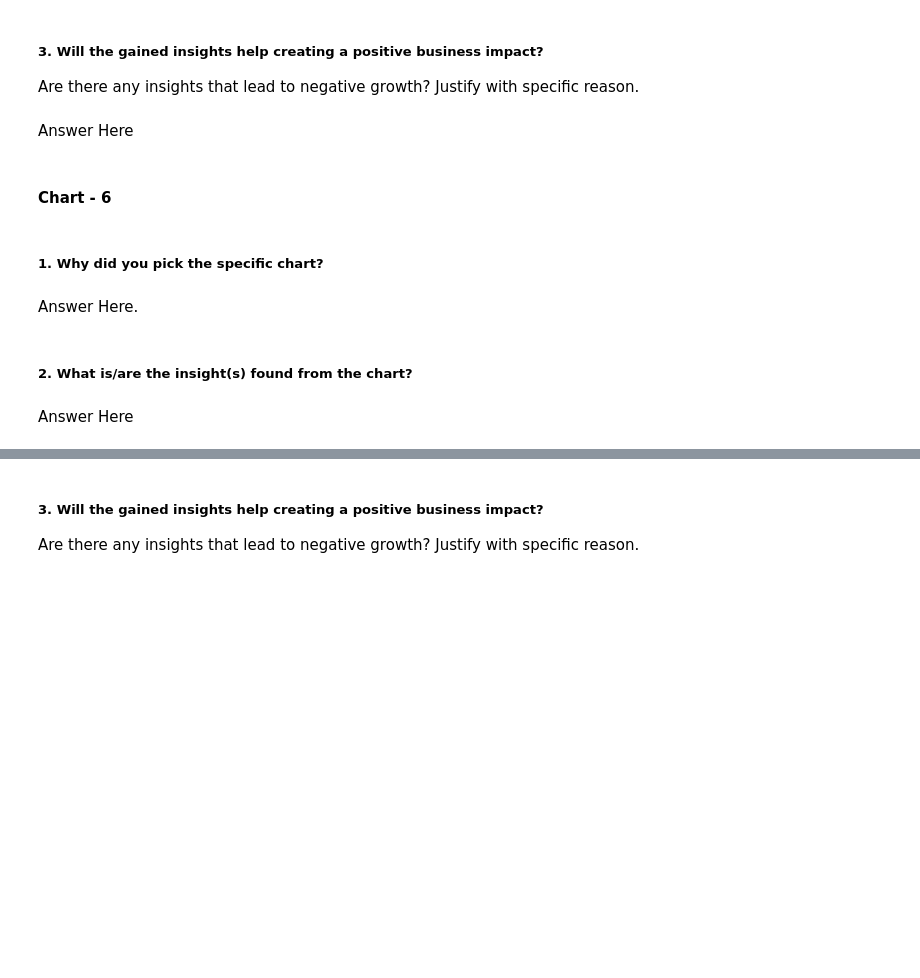
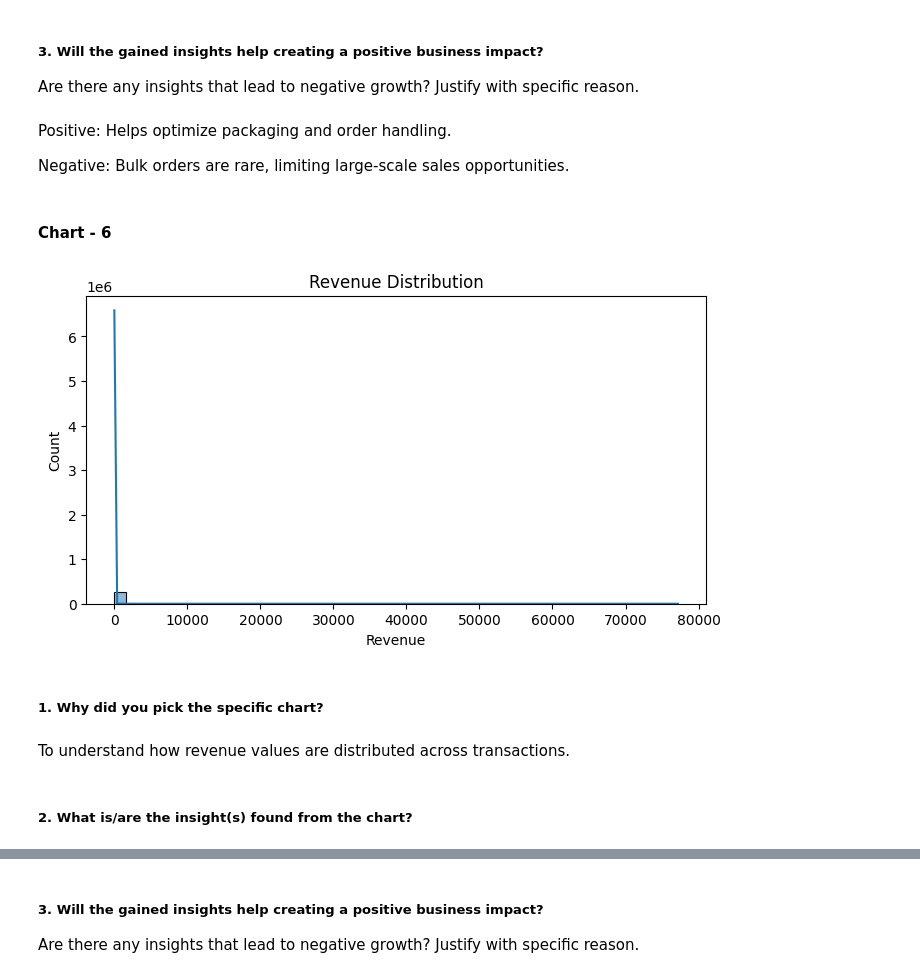
Before and after one commit to deveshsharma2452/EDA, a Jupyter notebook: Online_Retail_EDA.ipynb, the cells around one changed output, grey strips where cells are left out. Cells and saved outputs as stored; diff of their text form; code cells hidden in the pictures; blank space fills up the shorter version.

```diff
--- a/Online_Retail_EDA.ipynb
+++ b/Online_Retail_EDA.ipynb
@@ -419,7 +437,9 @@ Answer Here
 # %% [markdown]
 ##### 3. Will the gained insights help creating a positive business impact?
 Are there any insights that lead to negative growth? Justify with specific reason.
-# %% [markdown]
-Answer Here
+# %% [markdown]
+Positive: Helps optimize packaging and order handling.
+
+Negative: Bulk orders are rare, limiting large-scale sales opportunities.
 # %% [markdown]
 #### Chart - 6
@@ -428,8 +446,14 @@ Answer Here
+# %%
+# Chart - 6 visualization code
+plt.figure(figsize=(8,4))
+sns.histplot(df_clean['Revenue'], bins=50, kde=True)
+plt.title("Revenue Distribution")
+plt.show()
+# %% [output]
+[figure, added]
 # %% [markdown]
 ##### 1. Why did you pick the specific chart?
-# %% [markdown]
-Answer Here.
+# %% [markdown]
+To understand how revenue values are distributed across transactions.
 # %% [markdown]
 ##### 2. What is/are the insight(s) found from the chart?
-# %% [markdown]
-Answer Here
```
Also changed, not shown: parts of 96 cells of this notebook.
